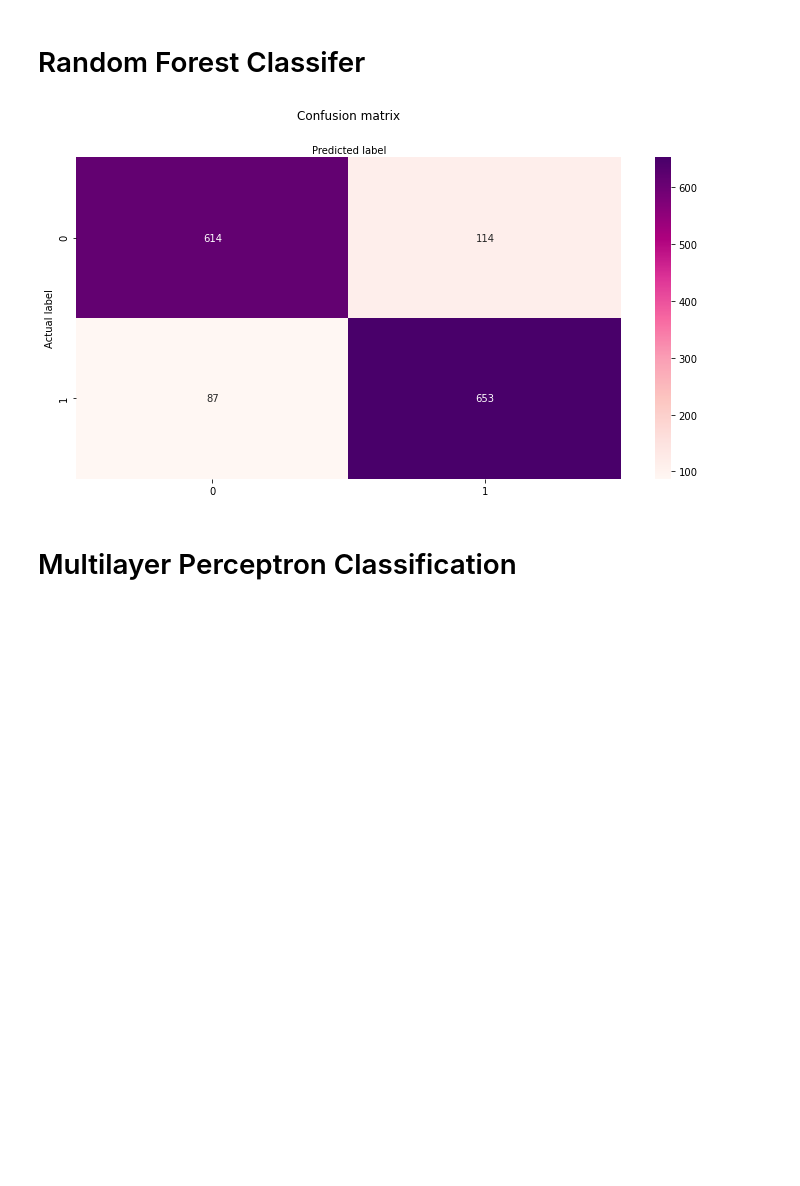
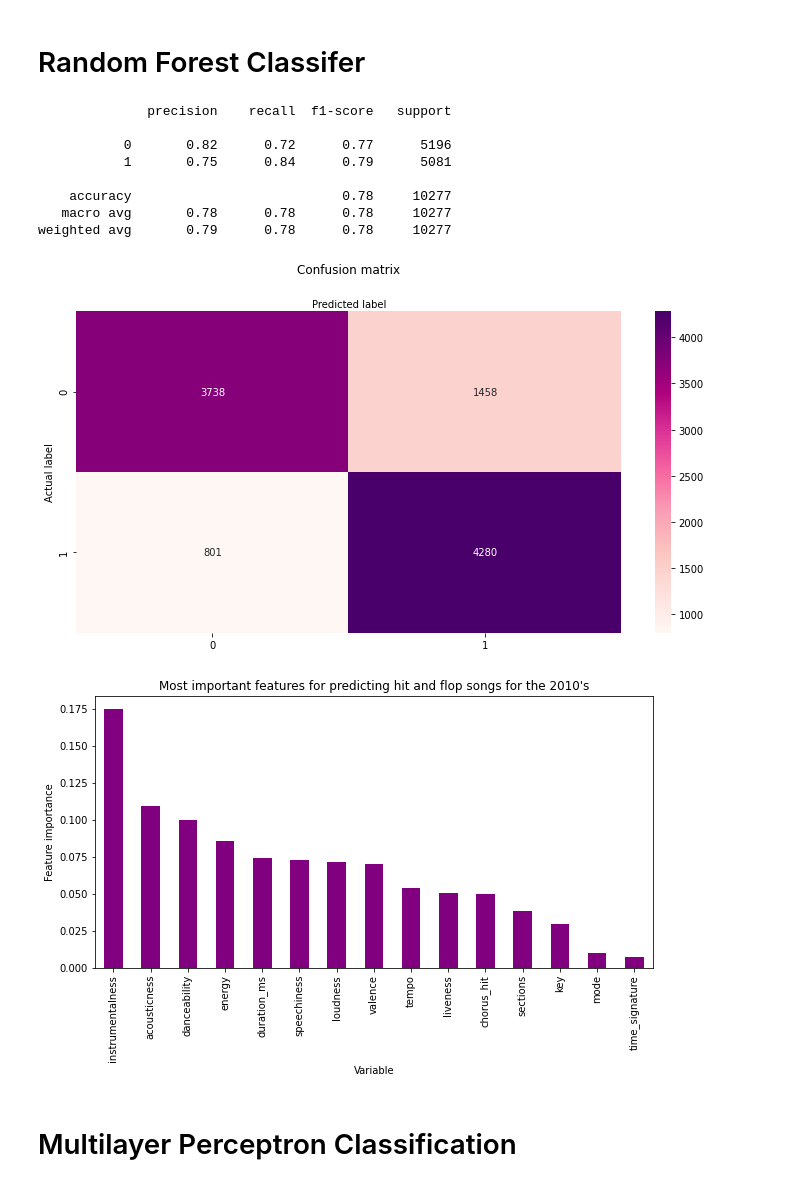
Before and after one commit to will09122000/Spotify-Hit-Predictor, a Jupyter notebook: Spotify.ipynb, the cells around one changed output. Cells and saved outputs as stored; diff of their text form; code cells hidden in the pictures; blank space fills up the shorter version.

```diff
--- a/Spotify.ipynb
+++ b/Spotify.ipynb
@@ -145,39 +145,62 @@ for decade, tracks in df.groupby('decade'):
 # %% [markdown]
 # Random Forest Classifer
 # %%
+from sklearn import metrics
+
 indep_columns = ['danceability', 'energy', 'key', 'loudness',
        'mode', 'speechiness', 'acousticness', 'instrumentalness', 'liveness',
        'valence', 'tempo', 'duration_ms', 'time_signature', 'chorus_hit',
        'sections']
 
-X = dataset[indep_columns]
-y = dataset['target']
+X = df[indep_columns]
+y = df['target']
 
 X_train,X_test,y_train,y_test=train_test_split(X,y,test_size=0.25,random_state=0) #use 75% of the data for training the model and 25% of the model for testing
 RF = RandomForestClassifier()
 RF.fit(X_train, y_train)
 y_pred = RF.predict(X_test)
 
 cnf_matrix = metrics.confusion_matrix(y_test, y_pred)
-cnf_matrix
+print(metrics.classification_report(y_test, y_pred))
 
 #create a figure/heatmap of the confusion matrix for a better visual
 pyplot.rcParams['figure.figsize']=(10,5)
 class_names=[0,1] # name  of classes
 fig, ax = pyplot.subplots()
 tick_marks = np.arange(len(class_names))
 pyplot.xticks(tick_marks, class_names)
 pyplot.yticks(tick_marks, class_names)
 # create heatmap
 sns.heatmap(pd.DataFrame(cnf_matrix), annot=True, cmap="RdPu" ,fmt='g')
 ax.xaxis.set_label_position("top")
 pyplot.tight_layout()
 pyplot.title('Confusion matrix', y=1.1)
 pyplot.ylabel('Actual label')
 pyplot.xlabel('Predicted label')
+
+tens_feat = RF.feature_importances_
+df_indep_columns = pd.DataFrame(indep_columns)
+df_tens_feat = pd.DataFrame(tens_feat)
+tens_feat_vars = pd.concat([df_indep_columns, df_tens_feat], axis = 1)
+tens_feat_vars.columns = ['Variable', 'Feature importance 2010s']
+tens_feat_vars = tens_feat_vars.set_index('Variable')
+tens_feat_vars = tens_feat_vars.sort_values(by=['Feature importance 2010s'], ascending = False)
+
+tens_feat_vars.plot(kind='bar', color = "purple", title = "Most important features for predicting hit and flop songs for the 2010's", legend = None)
+pyplot.ylabel('Feature importance')
+
 pyplot.show()
 # %% [output]
+              precision    recall  f1-score   support
+
+           0       0.82      0.72      0.77      5196
+           1       0.75      0.84      0.79      5081
+
+    accuracy                           0.78     10277
+   macro avg       0.78      0.78      0.78     10277
+weighted avg       0.79      0.78      0.78     10277
-[figure, old version]
+[figure, new version]
+[figure, added]
 # %% [markdown]
 # Multilayer Perceptron Classification
 # %%
```
Also changed, not shown: parts of 2 cells of this notebook, 2 other files.
